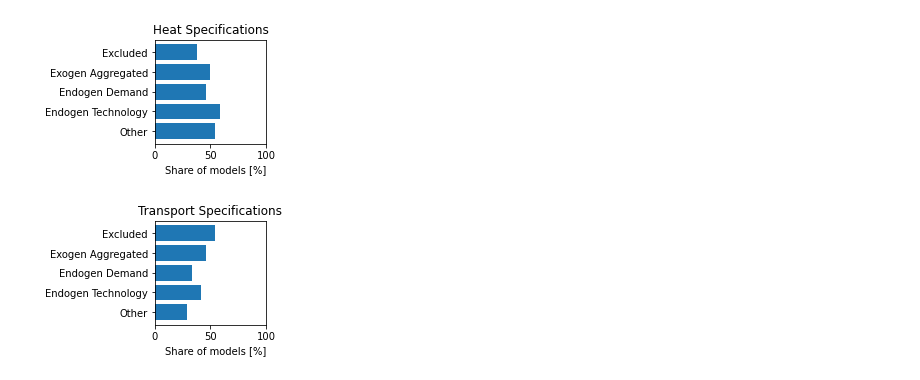
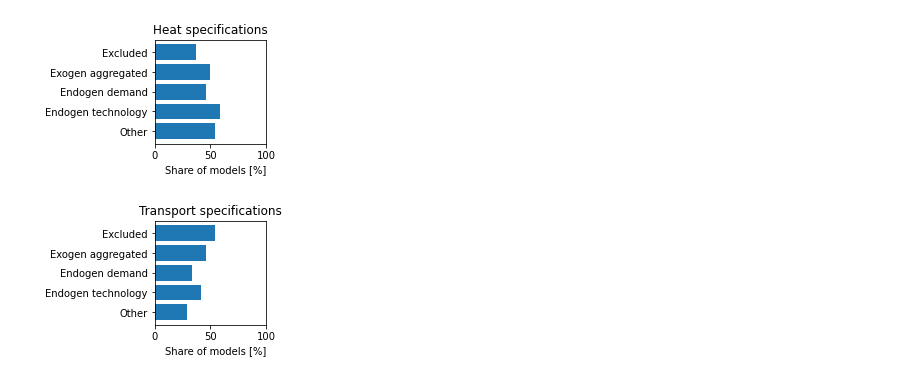
Before and after one commit to rl-institut/OpFEl, a Jupyter notebook: Evaluation.ipynb, the cells around one changed output. Drawn from its saved outputs; the diff is of its cells as text; code cells hidden in the pictures.

```diff
--- a/Evaluation.ipynb
+++ b/Evaluation.ipynb
@@ -835,10 +835,10 @@ plot_bar_horizontal(
 # %%
 tech_representation_transport = table_values.loc[:, 'transport sector excluded':'prob yes'].sum()
 
 plot_bar_horizontal(
-        tech_representation_transport, ['Excluded', 'Exogen Aggregated', 'Endogen Demand', 'Endogen Technology',
+        tech_representation_transport, ['Excluded', 'Exogen aggregated', 'Endogen demand', 'Endogen technology',
                                      'Other'],
-        title='Transport Specifications', max_val=nr_of_surveys, figsize=(3.5, 2.4),
+        title='Transport specifications', max_val=nr_of_surveys, figsize=(3.5, 2.4),
     save_fig_dir=str(cur_dir) + '/plots/a05c_paper_transport_spec.pdf')
 # %% [output]
-[figure, old version]
+[figure, new version]
```
Also changed, not shown: parts of 39 cells of this notebook, 27 other files.
